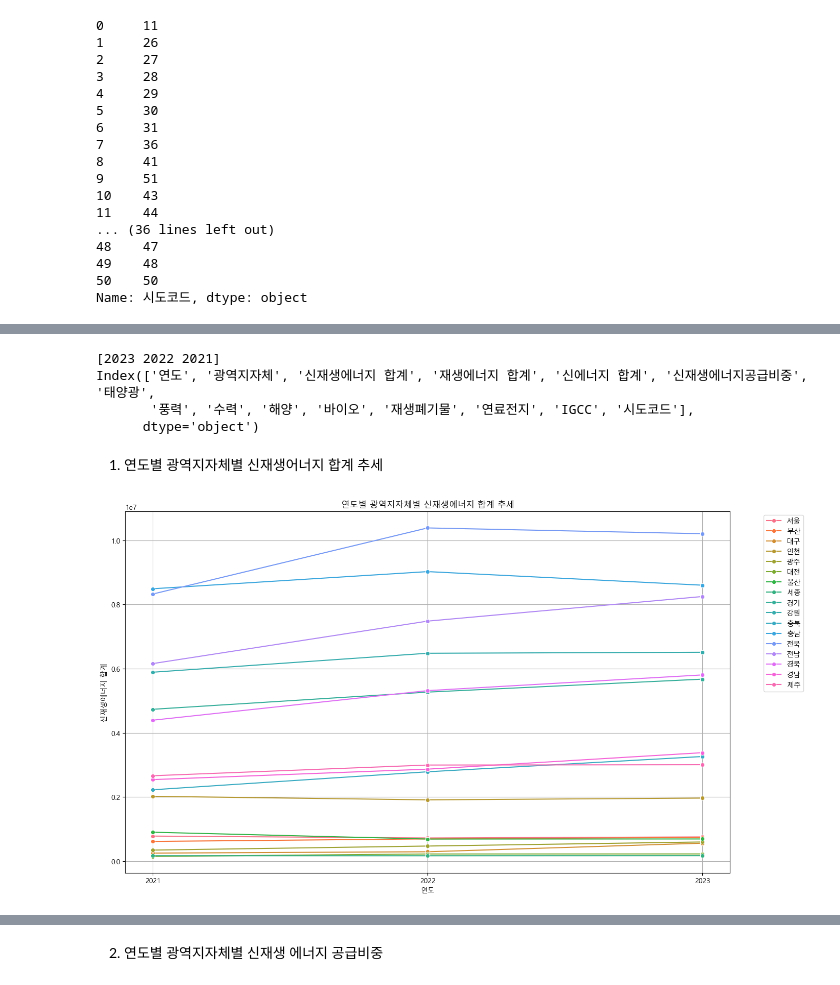
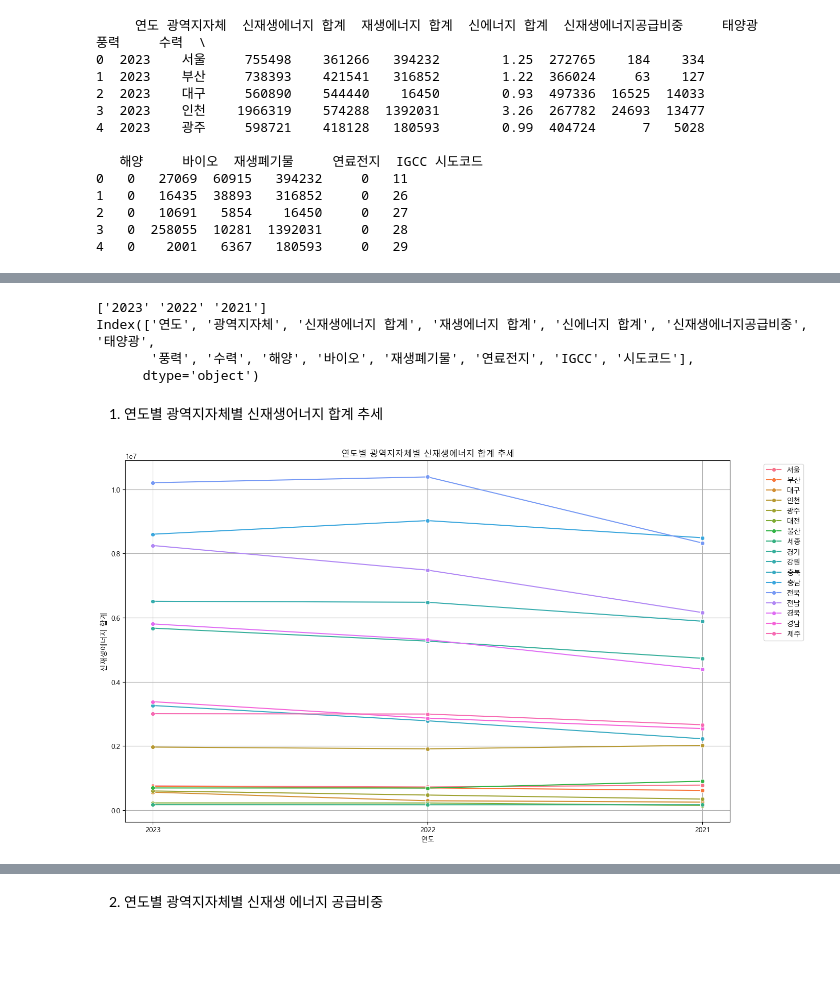
Before and after one commit to ttw997/TansoZero-Data, a Jupyter notebook: Preprocessing_EDA/지역별 신재생 에너지 발전량_EDA.ipynb, the cells around one changed output, grey strips where cells are left out. Cells and saved outputs as stored; diff of their text form; code cells hidden in the pictures; blank space fills up the shorter version.

```diff
--- a/Preprocessing_EDA/지역별 신재생 에너지 발전량_EDA.ipynb
+++ b/Preprocessing_EDA/지역별 신재생 에너지 발전량_EDA.ipynb
@@ -48,25 +48,24 @@ sido_codes = {
 }
 
 df['시도코드'] = df['광역지자체'].map(sido_codes)
-print(df['시도코드'])
+print(df.head(5))
+
+# 시도코드 포함하도록 데이터 수정
+df.to_excel('../Data/지역별 신재생 에너지 발전량.xlsx', index=False)
 # %% [output]
-0     11
-1     26
-2     27
-3     28
-4     29
-5     30
-6     31
-7     36
-8     41
-9     51
-10    43
-11    44
-... (36 lines left out)
-48    47
-49    48
-50    50
-Name: 시도코드, dtype: object
+     연도 광역지자체  신재생에너지 합계  재생에너지 합계  신에너지 합계  신재생에너지공급비중     태양광     풍력     수력  \
+0  2023    서울     755498    361266   394232        1.25  272765    184    334
+1  2023    부산     738393    421541   316852        1.22  366024     63    127
+2  2023    대구     560890    544440    16450        0.93  497336  16525  14033
+3  2023    인천    1966319    574288  1392031        3.26  267782  24693  13477
+4  2023    광주     598721    418128   180593        0.99  404724      7   5028
+
+   해양     바이오  재생폐기물     연료전지  IGCC 시도코드
+0   0   27069  60915   394232     0   11
+1   0   16435  38893   316852     0   26
+2   0   10691   5854    16450     0   27
+3   0  258055  10281  1392031     0   28
+4   0    2001   6367   180593     0   29
 # %%
 # '-'를 NaN으로, 콤마 제거 후 숫자형으로 변환
 for col in df.columns[2:]:
@@ -93,10 +92,11 @@ IGCC          0
 시도코드          0
 dtype: int64
 # %%
+df['연도'] = df['연도'].astype(str)
 print(df['연도'].unique())
 print(df.columns)
 # %% [output]
-[2023 2022 2021]
+['2023' '2022' '2021']
 Index(['연도', '광역지자체', '신재생에너지 합계', '재생에너지 합계', '신에너지 합계', '신재생에너지공급비중', '태양광',
        '풍력', '수력', '해양', '바이오', '재생폐기물', '연료전지', 'IGCC', '시도코드'],
       dtype='object')
@@ -105,21 +105,19 @@ Index(['연도', '광역지자체', '신재생에너지 합계', '재생에너
 # %%
 import matplotlib.pyplot as plt
 import matplotlib.ticker as ticker
-
-# 연도 정수형 보장
-df["연도"] = df["연도"].astype(int)
+import seaborn as sns
 
 plt.figure(figsize=(14, 8))
 sns.lineplot(data=df, x="연도", y="신재생에너지 합계", hue="광역지자체", marker="o")
 
 plt.title("연도별 광역지자체별 신재생에너지 합계 추세")
 plt.xlabel("연도")
 plt.ylabel("신재생에너지 합계")
 plt.legend(bbox_to_anchor=(1.05, 1), loc='upper left')
 
 plt.gca().xaxis.set_major_locator(ticker.MultipleLocator(1)) #2021 2022 2023 이렇게 3개만 x축에 있도록
 plt.grid(True)
 plt.tight_layout()
 plt.show()
 # %% [output]
-[figure, old version]
+[figure, new version]
```
Also changed, not shown: parts of 6 cells of this notebook, 3 other files.
